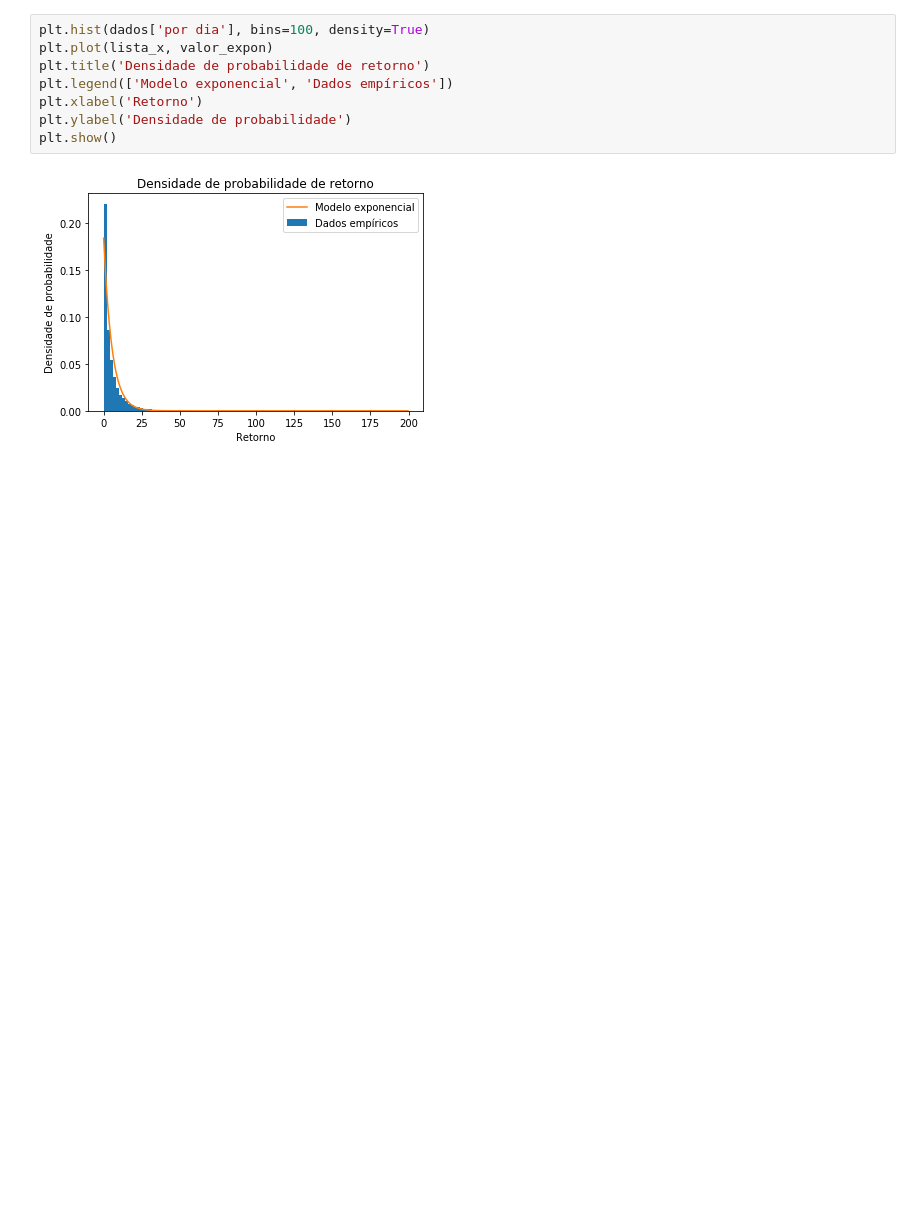
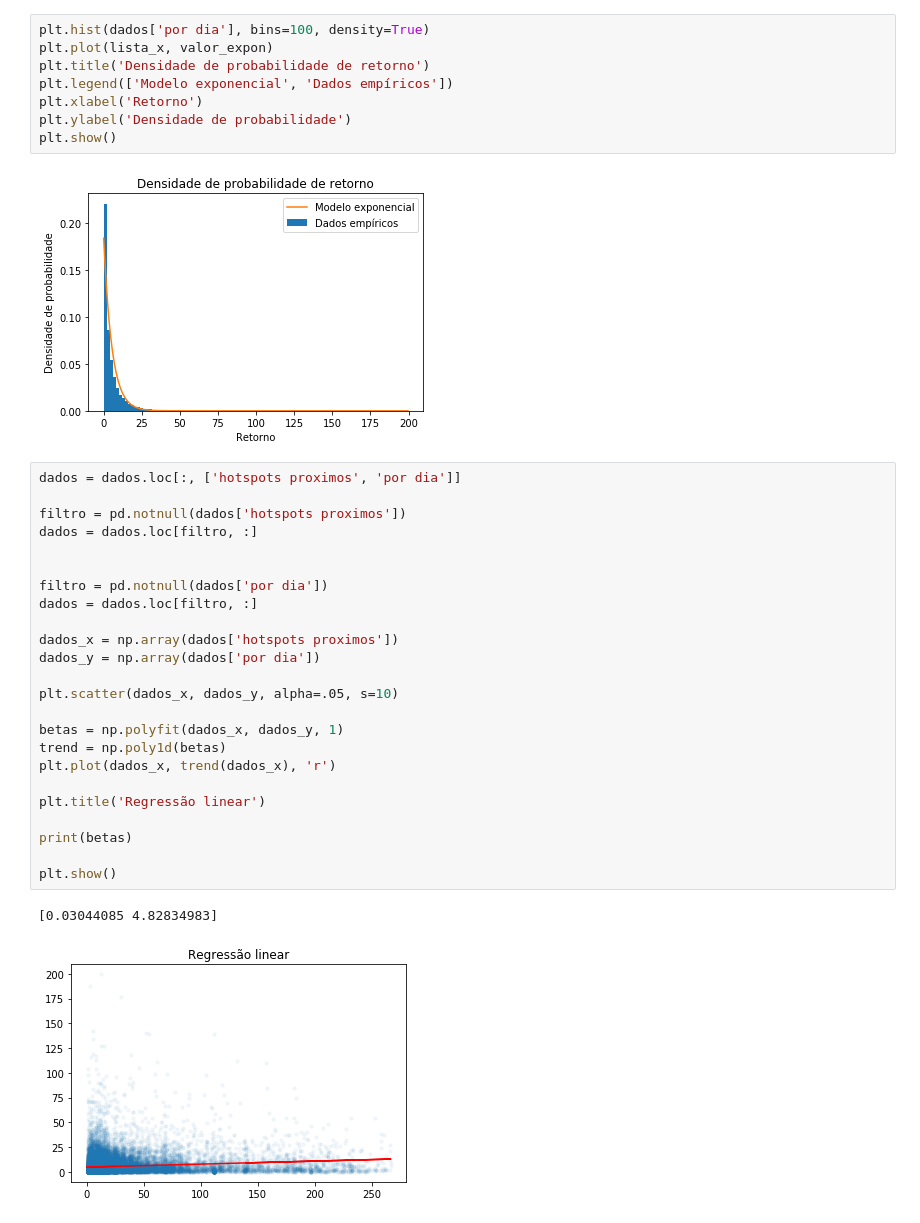
Before and after one commit to jeronimo-a/p2-cdados, a Jupyter notebook: analise.ipynb, the cells around one changed output. Cells and saved outputs as stored; diff of their text form; blank space fills up the shorter version.

Commit message:
Implementação da regressão linear

```diff
--- a/analise.ipynb
+++ b/analise.ipynb
@@ -35,3 +35,30 @@ plt.ylabel('Densidade de probabilidade')
 plt.show()
 # %% [output]
 [figure]
+# %%
+dados = dados.loc[:, ['hotspots proximos', 'por dia']]
+
+filtro = pd.notnull(dados['hotspots proximos'])
+dados = dados.loc[filtro, :]
+
+
+filtro = pd.notnull(dados['por dia'])
+dados = dados.loc[filtro, :]
+
+dados_x = np.array(dados['hotspots proximos'])
+dados_y = np.array(dados['por dia'])
+
+plt.scatter(dados_x, dados_y, alpha=.05, s=10)
+
+betas = np.polyfit(dados_x, dados_y, 1)
+trend = np.poly1d(betas)
+plt.plot(dados_x, trend(dados_x), 'r')
+
+plt.title('Regressão linear')
+
+print(betas)
+
+plt.show()
+# %% [output]
+[0.03044085 4.82834983]
+[figure, added]
```
